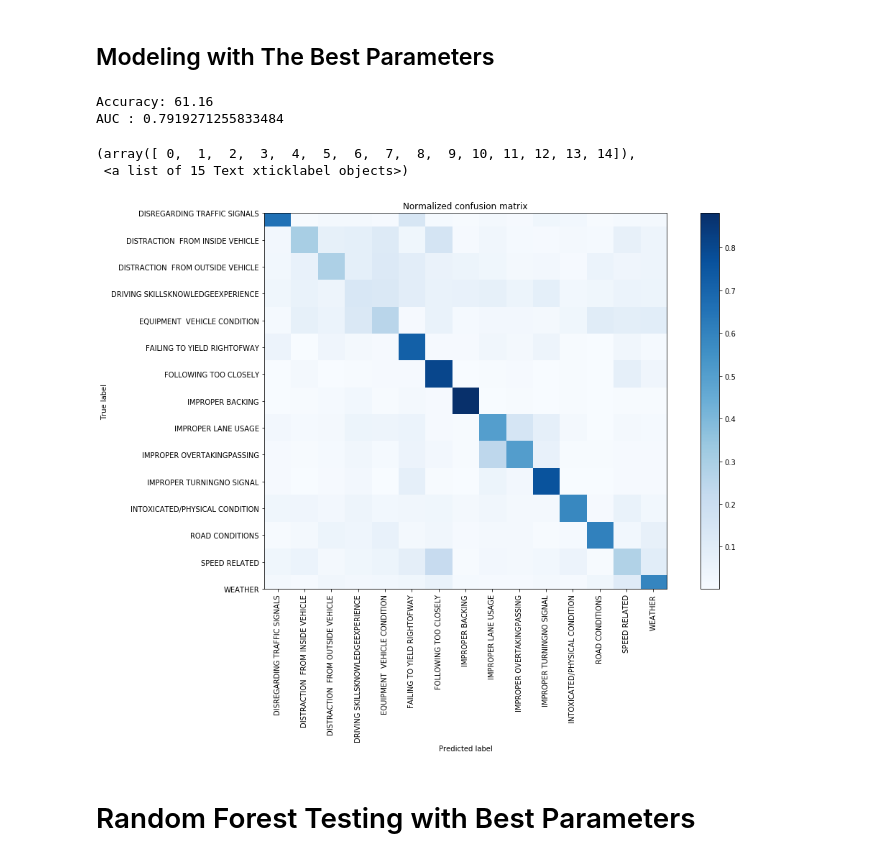
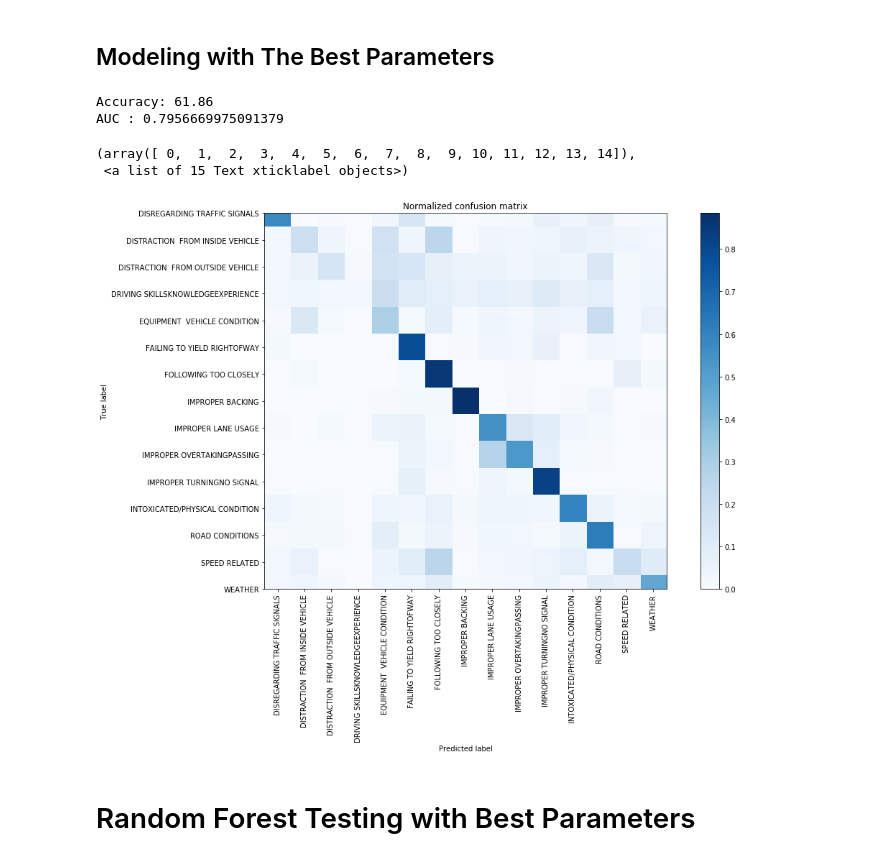
Before and after one commit to arithescientist/chicago_primary_cause_of-caraccidents, a Jupyter notebook: student.ipynb, the cells around one changed output. Saved outputs shown, nothing was run; the diff lists cells and outputs as text; code cells hidden in the pictures.

```diff
--- a/student.ipynb
+++ b/student.ipynb
@@ -314,7 +360,7 @@ for col in CL:
 CL = ["LANE_CNT", "AGE", "INJURIES_TOTAL", "BAC_RESULT", "OCCUPANT_CNT", "INJURIES_FATAL",
      "MOST_SEVERE_INJURY"]
 
-for x in CL:
+for col in CL:
     x[col].fillna(x[col].mode()[0], inplace = True)
 
 # x["AGE"].fillna(x["AGE"].mode()[0], inplace = True)
@@ -339,0 +382,4 @@ x['CRASH_HOUR'] = x['CRASH_HOUR'].map(lambda x: 'After midnight' if (x <= 6) els
+# %%
+# changing the times in the crash hour column into time periods
+x['TIME'] = x['CRASH_HOUR'].map(lambda x: 'After midnight' if (x <= 6) else 'Morning' if (x >= 6 and x <= 12)
+                                      else 'Afternoon' if (x >= 12 and x <= 18) else 'Night')
@@ -709,27 +780,0 @@ random_search_log.best_params_
-# %%
-## Logistic regression ##
-logregsearch = LogisticRegression(random_state=42, solver='lbfgs', multi_class='multinomial', max_iter=100)
-
-#fitting the data into the model
-logregsearch.fit(X_train, y_train.values.ravel())
-
-# making pedictions using the model
-y_pred = logregsearch.predict(X_test)
-
-# printing the evaluations i.e Accuracy and AUC score
-acc_logregsearch = round(accuracy_score(y_pred, y_test) * 100, 2)
-print('Accuracy: {} '.format(acc_logregsearch))
-print('AUC : {}'.format(multiclass_roc_auc_score(y_test, y_pred)))
-
-
-# making a confusion matrix to display how the model performs
-cm = confusion_matrix(y_test, y_pred)
-# getting dummies for the target columns to plot th e confusion matrix
-dummies = pd.get_dummies(dd['CAUSE OF ACCIDENT'])
-name = dummies.columns
-
-#Normalized CM
-cm_normalized = cm.astype('float') / cm.sum(axis=1)[:, np.newaxis]
-fig, ax = plt.subplots(figsize=(15, 10))
-plot_confusion_matrix(cm_normalized, name,title='Normalized confusion matrix')
-plt.xticks(rotation=90)
@@ -872,37 +898,37 @@ Fitting 5 folds for each of 5 candidates, totalling 25 fits
 ## Modeling with The Best Parameters
 # %%
 ## X Boosting ##
-rand_search=RandomForestClassifier(max_depth=7, n_estimators=250, random_state=42)
+rand_search=RandomForestClassifier(max_depth=7, n_estimators=300, random_state=42, bootstrap = True,
+                                   criterion = 'entropy',min_samples_leaf=2)
 
 #fitting the data into the model
 rand_search.fit(X_train, y_train.values.ravel())
 
 # making pedictions using the model
 y_pred = rand_search.predict(X_test)
 
 # printing the evaluations i.e Accuracy and AUC score
 acc_rand_search = round(accuracy_score(y_pred, y_test) * 100, 2)
 print('Accuracy: {} '.format(acc_rand_search))
 print('AUC : {}'.format(multiclass_roc_auc_score(y_test, y_pred)))
 
-
 # making a confusion matrix to display how the model performs
 cm = confusion_matrix(y_test, y_pred)
 # getting dummies for the target columns to plot th e confusion matrix
 dummies = pd.get_dummies(dd['CAUSE OF ACCIDENT'])
 name = dummies.columns
 
 #Normalized CM
 cm_normalized = cm.astype('float') / cm.sum(axis=1)[:, np.newaxis]
 fig, ax = plt.subplots(figsize=(15, 10))
-plot_confusion_matrix(cm_normalized, name,title='Normalized confusion matrix')
+plot_confusion_matrix(cm_normalized, name, title='Normalized confusion matrix')
 plt.xticks(rotation=90)
 # %% [output]
-Accuracy: 61.16
-AUC : 0.7919271255833484
+Accuracy: 61.86
+AUC : 0.7956669975091379
 (array([ 0,  1,  2,  3,  4,  5,  6,  7,  8,  9, 10, 11, 12, 13, 14]),
  <a list of 15 Text xticklabel objects>)
-[figure, old version]
+[figure, new version]
 # %% [markdown]
 # Random Forest Testing with Best Parameters
 # %%
```
Also changed, not shown: parts of 48 cells of this notebook.
